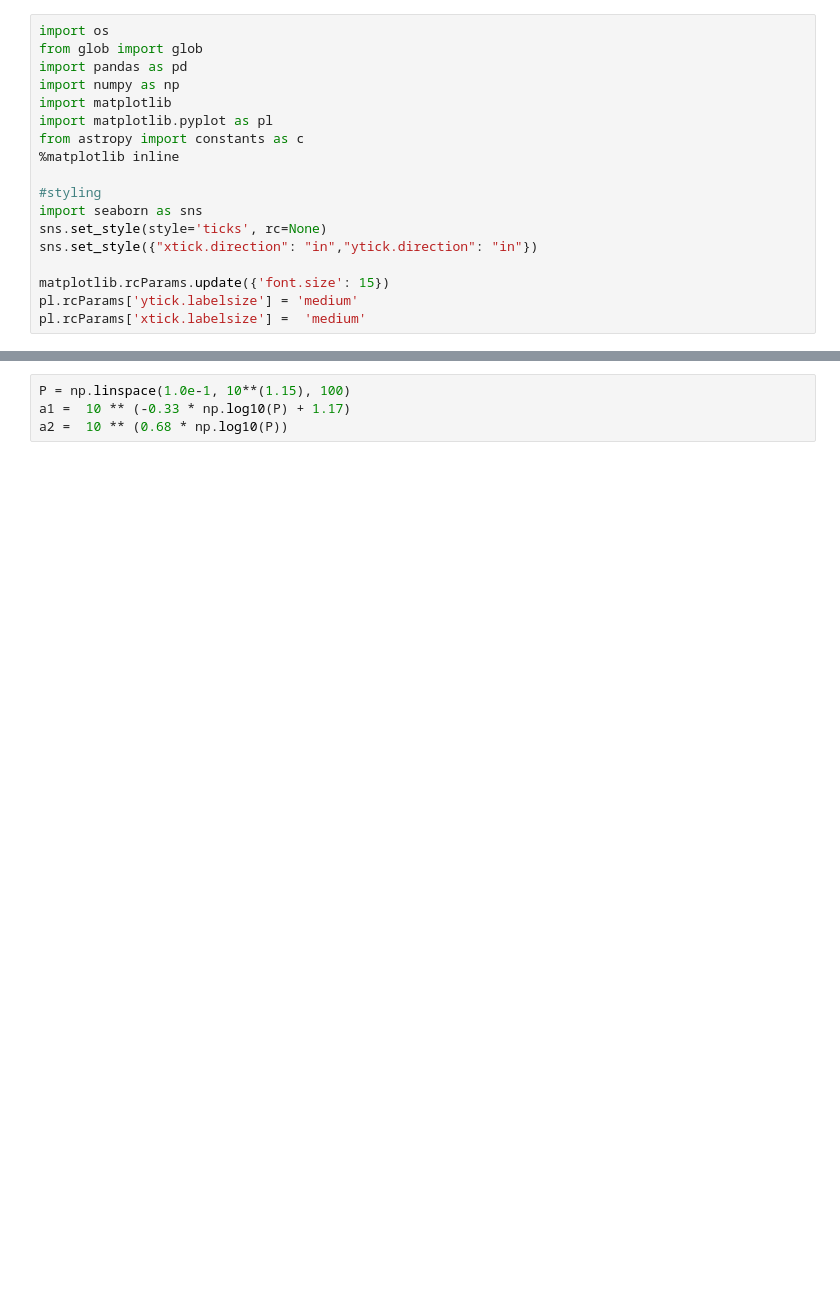
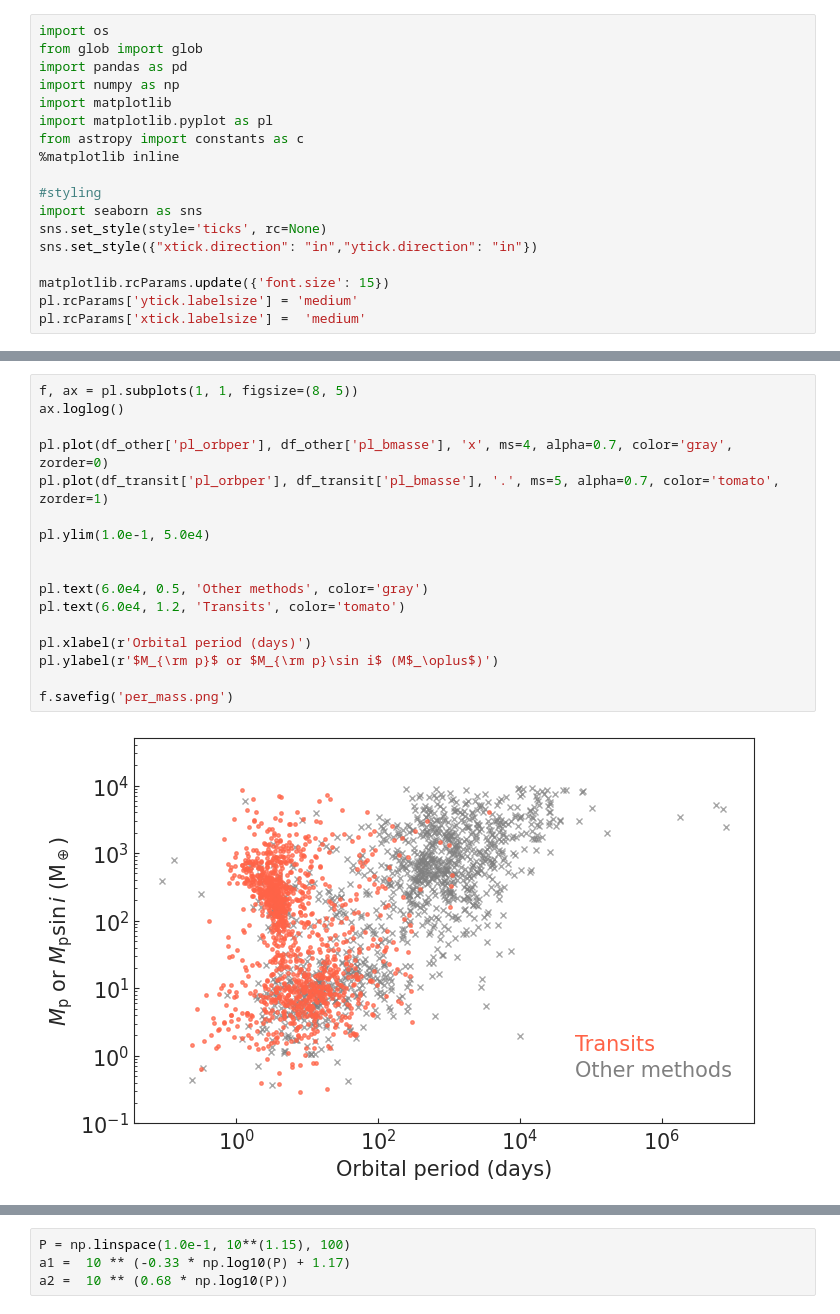
Before and after one commit to Mayuko-Mori/Plot_exoplanets, a Jupyter notebook: statistical_plots.ipynb, the cells around one changed output, grey strips where cells are left out. Drawn from its saved outputs; the diff is of its cells as text; blank space fills up the shorter version.

```diff
--- a/statistical_plots.ipynb
+++ b/statistical_plots.ipynb
@@ -63 +71,20 @@ len(df_all)
+# %%
+f, ax = pl.subplots(1, 1, figsize=(8, 5))
+ax.loglog()
+
+pl.plot(df_other['pl_orbper'], df_other['pl_bmasse'], 'x', ms=4, alpha=0.7, color='gray', zorder=0)
+pl.plot(df_transit['pl_orbper'], df_transit['pl_bmasse'], '.', ms=5, alpha=0.7, color='tomato', zorder=1)
+
+pl.ylim(1.0e-1, 5.0e4)
+
+
+pl.text(6.0e4, 0.5, 'Other methods', color='gray')
+pl.text(6.0e4, 1.2, 'Transits', color='tomato')
+
+pl.xlabel(r'Orbital period (days)')
+pl.ylabel(r'$M_{\rm p}$ or $M_{\rm p}\sin i$ (M$_\oplus$)')
+
+f.savefig('per_mass.png')
+# %% [output]
+[figure, added]
 # %%
```
Also changed, not shown: parts of 6 cells of this notebook, 9 other files.
